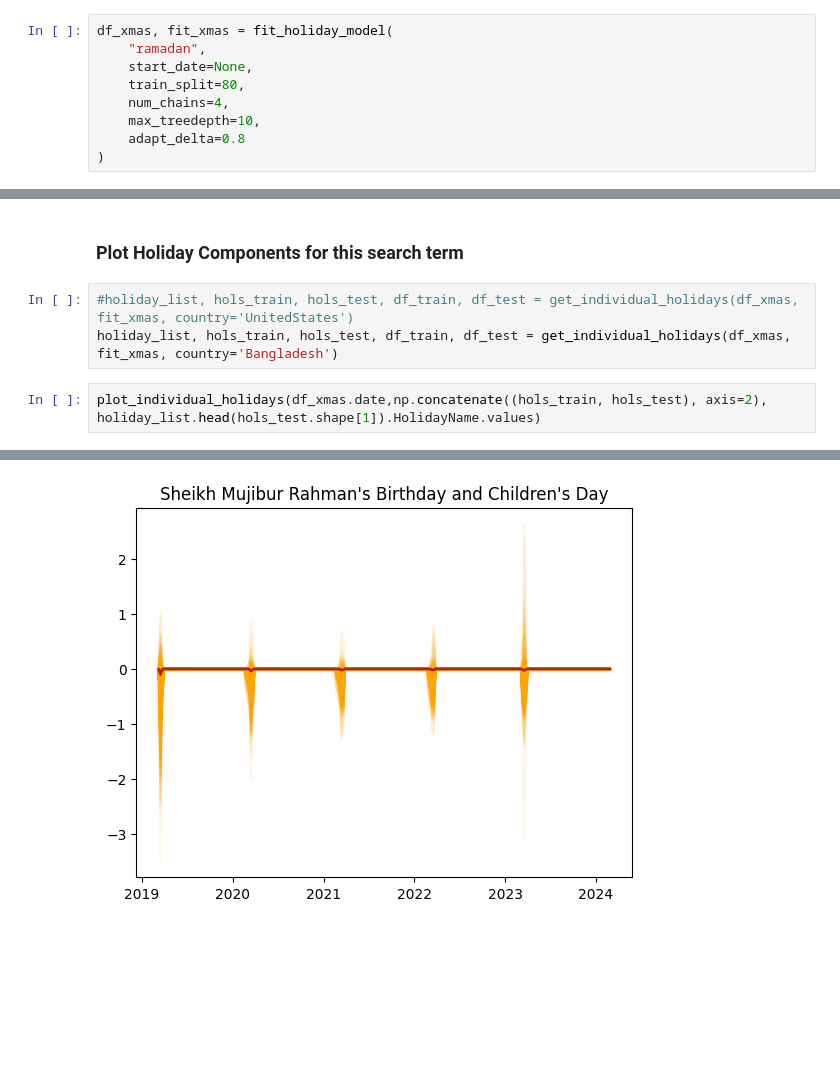
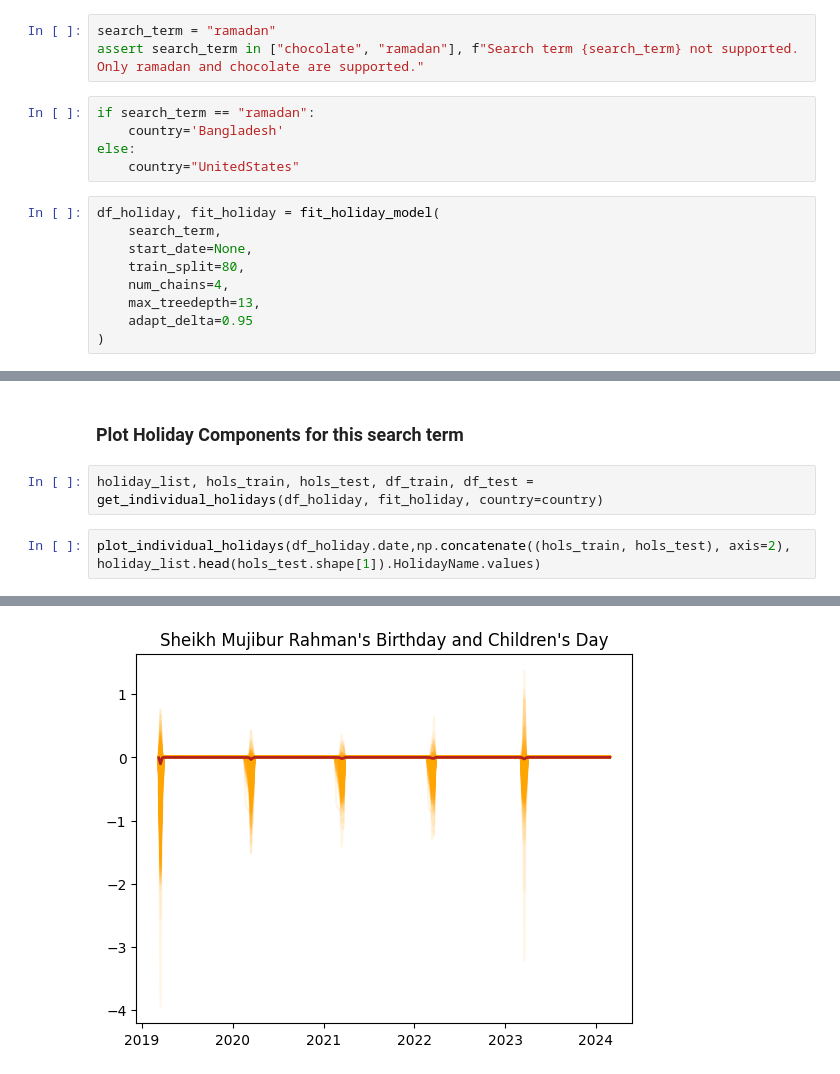
Before and after one commit to mathDR/bayesian_holidays, a Jupyter notebook: notebooks/holiday_notebook.ipynb, the cells around one changed output, grey strips where cells are left out. Drawn from its saved outputs; the diff is of its cells as text; blank space fills up the shorter version.

```diff
--- a/notebooks/holiday_notebook.ipynb
+++ b/notebooks/holiday_notebook.ipynb
@@ -28,13 +28,21 @@ CmdStan version 2.34.1 already installed
 Test model compilation
 # %% [markdown]
 ### Choose data and fit model
+# %%
+search_term = "ramadan"
+assert search_term in ["chocolate", "ramadan"], f"Search term {search_term} not supported. Only ramadan and chocolate are supported."
+# %%
+if search_term == "ramadan":
+    country='Bangladesh'
+else:
+    country="UnitedStates"
 # %%
-df_xmas, fit_xmas = fit_holiday_model(
-    "ramadan",
+df_holiday, fit_holiday = fit_holiday_model(
+    search_term,
     start_date=None,
     train_split=80,
     num_chains=4,
-    max_treedepth=10,
-    adapt_delta=0.8
+    max_treedepth=13,
+    adapt_delta=0.95
 )
 # %% [output]
@@ -68,8 +93,7 @@ plot_posteriors(df_xmas, fit_xmas, "ramadan")
 # %% [markdown]
 ### Plot Holiday Components for this search term
 # %%
-#holiday_list, hols_train, hols_test, df_train, df_test = get_individual_holidays(df_xmas, fit_xmas, country='UnitedStates')
-holiday_list, hols_train, hols_test, df_train, df_test = get_individual_holidays(df_xmas, fit_xmas, country='Bangladesh')
+holiday_list, hols_train, hols_test, df_train, df_test = get_individual_holidays(df_holiday, fit_holiday, country=country)
 # %%
-plot_individual_holidays(df_xmas.date,np.concatenate((hols_train, hols_test), axis=2), holiday_list.head(hols_test.shape[1]).HolidayName.values)
+plot_individual_holidays(df_holiday.date,np.concatenate((hols_train, hols_test), axis=2), holiday_list.head(hols_test.shape[1]).HolidayName.values)
 # %% [output]
@@ -77 +101 @@ plot_individual_holidays(df_xmas.date,np.concatenate((hols_train, hols_test), ax
-[figure, old version]
+[figure, new version]
```
Also changed, not shown: parts of 6 cells of this notebook, 1 other file.
